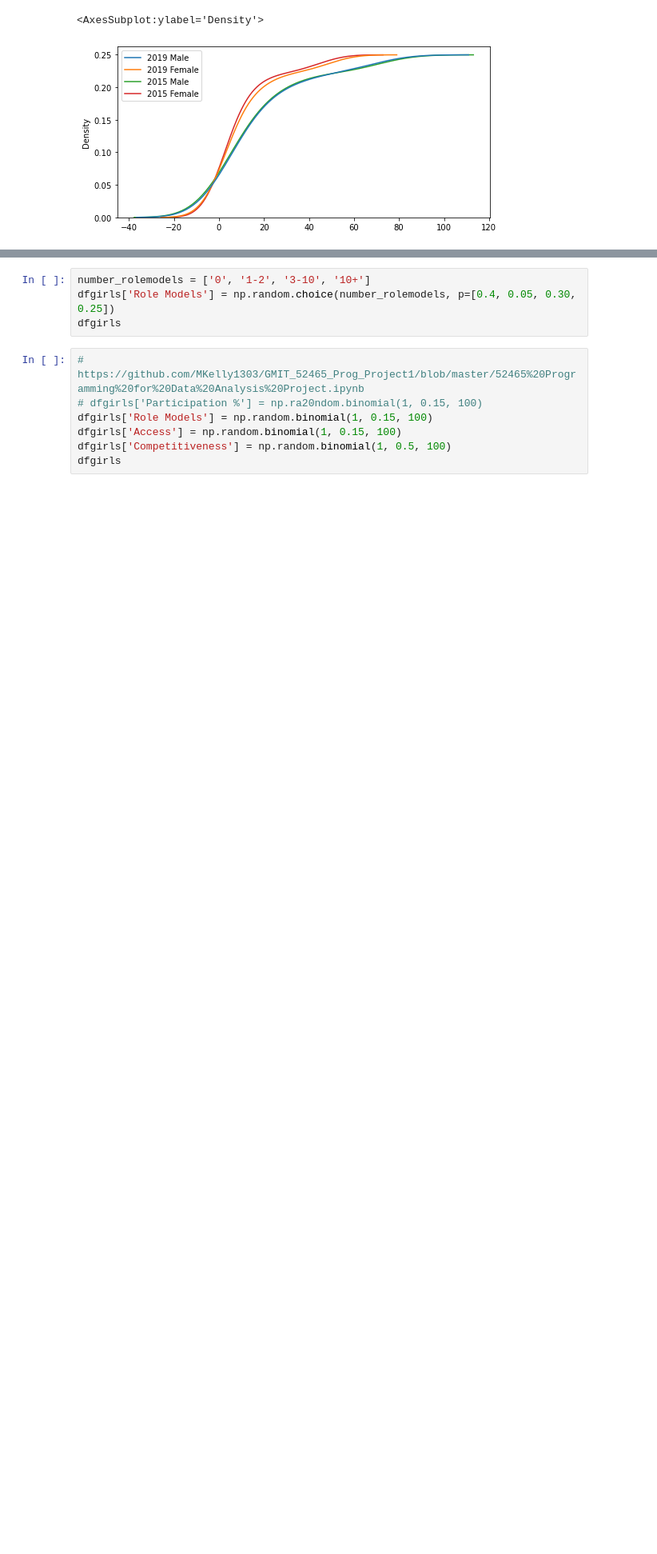
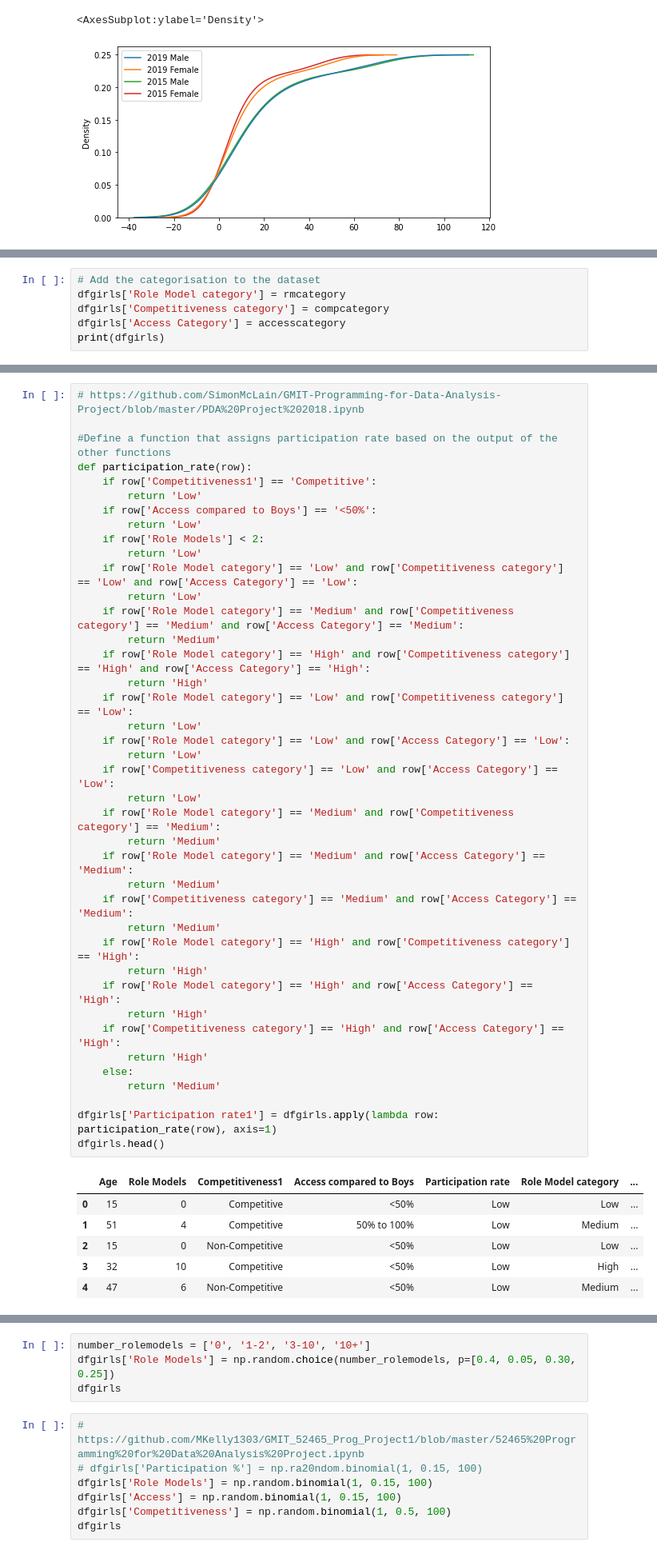
Before and after one commit to Michelleoc/programming-for-data-analysis-project, a Jupyter notebook: project.ipynb, the cells around one changed output, grey strips where cells are left out. Shown at 80% size. Saved outputs shown, nothing was run; the diff lists cells and outputs as text; blank space fills up the shorter version.

Commit message:
ng participation rates based on 4 variables

```diff
--- a/project.ipynb
+++ b/project.ipynb
@@ -472,0 +490,6 @@ dfgirls
+# %%
+# Add the categorisation to the dataset
+dfgirls['Role Model category'] = rmcategory
+dfgirls['Competitiveness category'] = compcategory
+dfgirls['Access Category'] = accesscategory
+print(dfgirls)
@@ -472,0 +519,47 @@ dfgirls
+# %%
+# https://github.com/SimonMcLain/GMIT-Programming-for-Data-Analysis-Project/blob/master/PDA%20Project%202018.ipynb
+
+#Define a function that assigns participation rate based on the output of the other functions
+def participation_rate(row):
+    if row['Competitiveness1'] == 'Competitive':
+        return 'Low'
+    if row['Access compared to Boys'] == '<50%':
+        return 'Low'
+    if row['Role Models'] < 2:
+        return 'Low'
+    if row['Role Model category'] == 'Low' and row['Competitiveness category'] == 'Low' and row['Access Category'] == 'Low':
+        return 'Low'
+    if row['Role Model category'] == 'Medium' and row['Competitiveness category'] == 'Medium' and row['Access Category'] == 'Medium':
+        return 'Medium'
+    if row['Role Model category'] == 'High' and row['Competitiveness category'] == 'High' and row['Access Category'] == 'High':
+        return 'High'
+    if row['Role Model category'] == 'Low' and row['Competitiveness category'] == 'Low':
+        return 'Low'
+    if row['Role Model category'] == 'Low' and row['Access Category'] == 'Low':
+        return 'Low'
+    if row['Competitiveness category'] == 'Low' and row['Access Category'] == 'Low':
+        return 'Low'
+    if row['Role Model category'] == 'Medium' and row['Competitiveness category'] == 'Medium':
+        return 'Medium'
+    if row['Role Model category'] == 'Medium' and row['Access Category'] == 'Medium':
+        return 'Medium'
+    if row['Competitiveness category'] == 'Medium' and row['Access Category'] == 'Medium':
+        return 'Medium'
+    if row['Role Model category'] == 'High' and row['Competitiveness category'] == 'High':
+        return 'High'
+    if row['Role Model category'] == 'High' and row['Access Category'] == 'High':
+        return 'High'
+    if row['Competitiveness category'] == 'High' and row['Access Category'] == 'High':
+        return 'High'
+    else:
+        return 'Medium'
+
+dfgirls['Participation rate1'] = dfgirls.apply(lambda row: participation_rate(row), axis=1)
+dfgirls.head()
+# %% [output]
+|  | Age | Role Models | Competitiveness1 | Access compared to Boys | Participation rate | Role Model category | ... |
+| 0 | 15 | 0 | Competitive | <50% | Low | Low | ... |
+| 1 | 51 | 4 | Competitive | 50% to 100% | Low | Medium | ... |
+| 2 | 15 | 0 | Non-Competitive | <50% | Low | Low | ... |
+| 3 | 32 | 10 | Competitive | <50% | Low | High | ... |
+| 4 | 47 | 6 | Non-Competitive | <50% | Low | Medium | ... |
```
Also changed, not shown: parts of 21 cells of this notebook, 4 other files.
